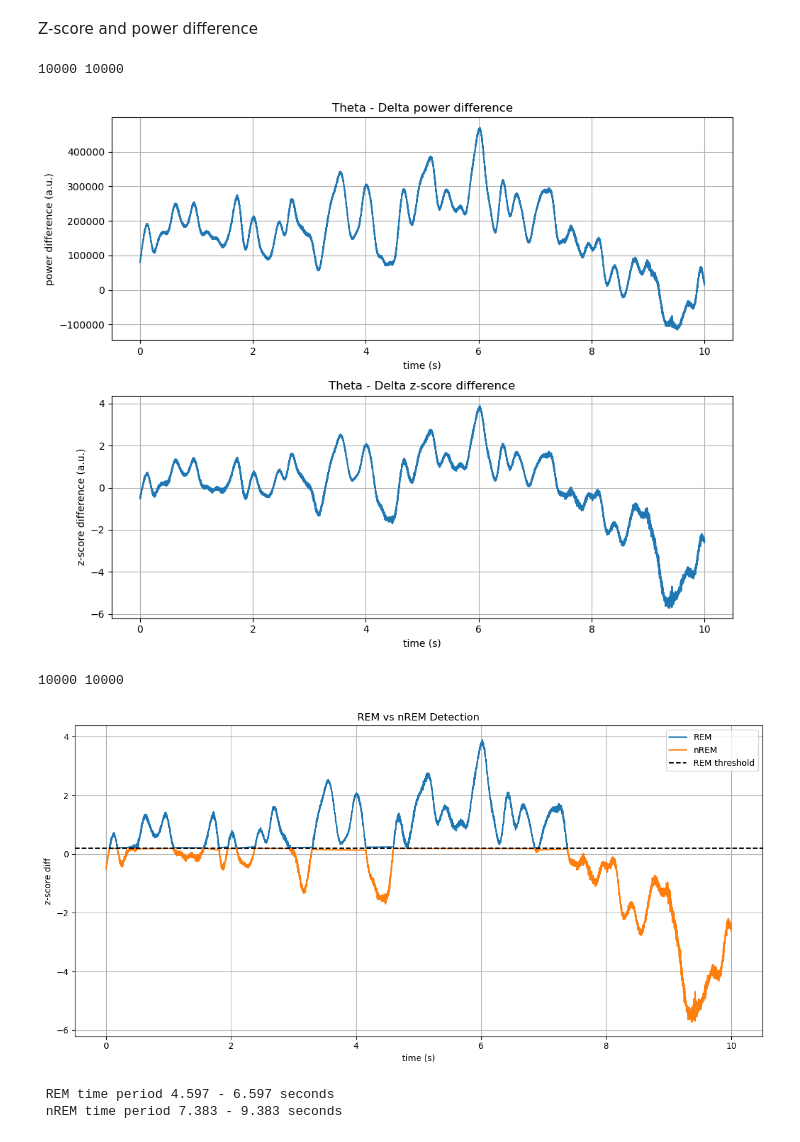
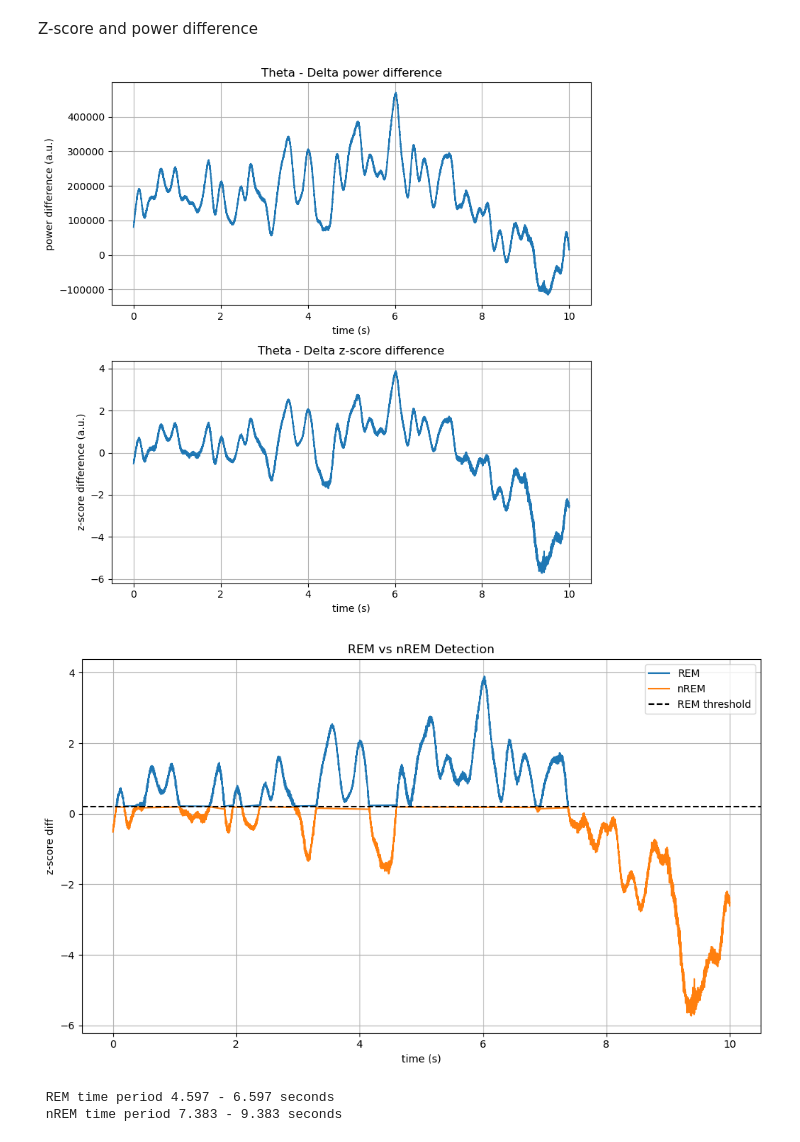
Before and after one commit to pschristodoulou/NRA, a Jupyter notebook: LFP/Ass1_ex1.ipynb, the cells around one changed output. Cells and saved outputs as stored; diff of their text form; code cells hidden in the pictures.

Commit message:
Fixed some graph and outputs

```diff
--- a/LFP/Ass1_ex1.ipynb
+++ b/LFP/Ass1_ex1.ipynb
@@ -378,43 +377,42 @@ Z-score and power difference
 from scipy.stats import zscore
 
 th_zscore = zscore(th_power)
 delt_zscore = zscore(delt_power)
 
 power_diff = th_power - delt_power
 zscore_diff = th_zscore - delt_zscore
 
 # print(len(power_diff), len(zscore_diff))
 
 time = np.linspace(start,end,len(th_power))
 
 # time = np.arange(len(power_diff)) / sampling_rate
 # time = np.arange(len(zscore_diff)) / sampling_rate
 
-plt.figure(figsize=(10,8))
+plt.figure(figsize=(8,8))
 plt.subplot(2, 1, 1)
 plt.plot(time, power_diff)
 plt.grid()
 plt.xlabel('time (s)')
 plt.ylabel('power difference (a.u.)')
 plt.title('Theta - Delta power difference')
 
 plt.subplot(2, 1, 2)
 plt.plot(time, zscore_diff)
 plt.grid()
 plt.xlabel('time (s)')
 plt.ylabel('z-score difference (a.u.)')
 plt.title('Theta - Delta z-score difference')
 plt.tight_layout()
 # %% [output]
-10000 10000
-[figure, old version]
+[figure, new version]
 # %%
 # Define REM and nREM masks based on z-score difference threshold
 rem_mask = zscore_diff > 0.2
 nrem_mask = ~rem_mask  # inverse of REM
 
 # Plot the mask over time for visualization (optional but helpful)
-plt.figure(figsize=(12, 6))
+plt.figure(figsize=(10, 6))
 plt.plot(time[rem_mask], zscore_diff[rem_mask], label='REM')
 plt.plot(time[nrem_mask], zscore_diff[nrem_mask], label='nREM')
 plt.axhline(0.2, color='black', linestyle='--', label='REM threshold')
@@ -427,8 +425,7 @@ plt.grid()
 plt.tight_layout()
 plt.show()
 # %% [output]
-10000 10000
-[figure, old version]
+[figure, new version]
 # %%
 def lh_bandpass_filter(input, low_f, high_f, sampling_rate=sampling_rate, filter_order=5):
     filter = butter(filter_order,[low_f,high_f],
```
Also changed, not shown: parts of 1 cell of this notebook.
